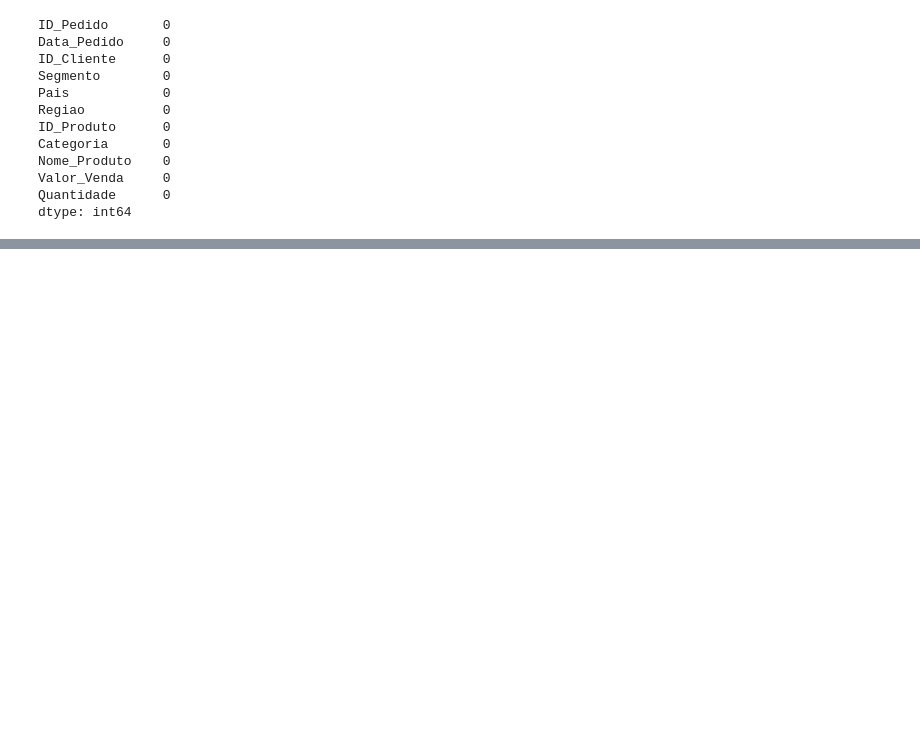
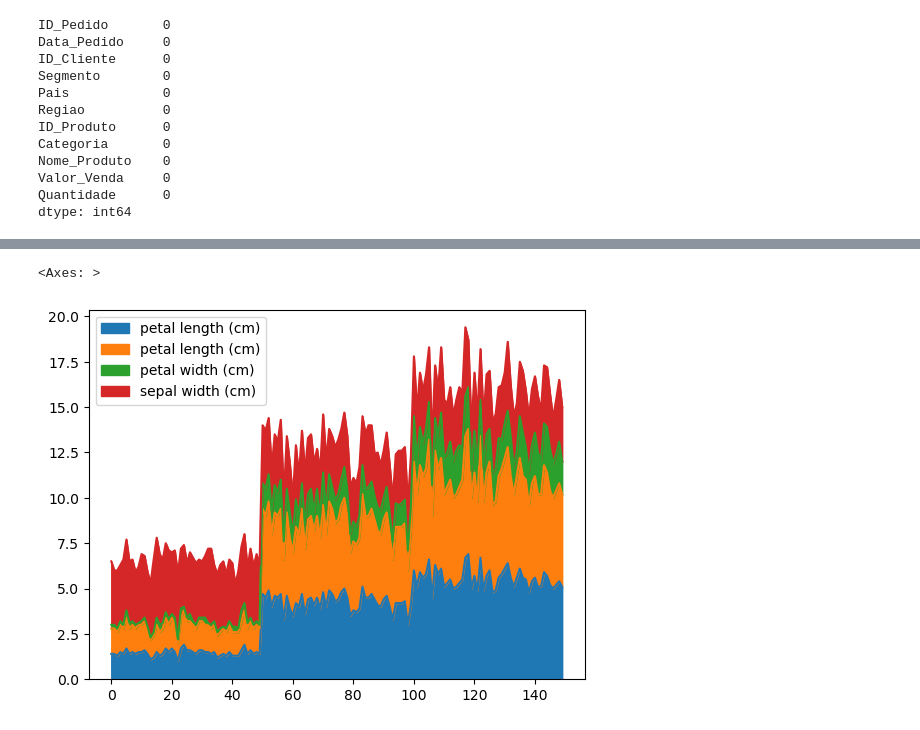
Before and after one commit to ThullioF/DSA---Python, a Jupyter notebook: Cap10/Cap10.Pandas.ipynb, the cells around one changed output, grey strips where cells are left out. Saved outputs shown, nothing was run; the diff lists cells and outputs as text; code cells hidden in the pictures; blank space fills up the shorter version.

```diff
--- a/Cap10/Cap10.Pandas.ipynb
+++ b/Cap10/Cap10.Pandas.ipynb
@@ -295,0 +675,7 @@ dtype: int64
+# %%
+#Gráfico de área
+columms = ['petal length (cm)', 'petal length (cm)', 'petal width (cm)', 'sepal width (cm)']
+df[columms].plot.area()
+# %% [output]
+<Axes: >
+[figure, added]
```
Also changed, not shown: parts of 48 cells of this notebook.
